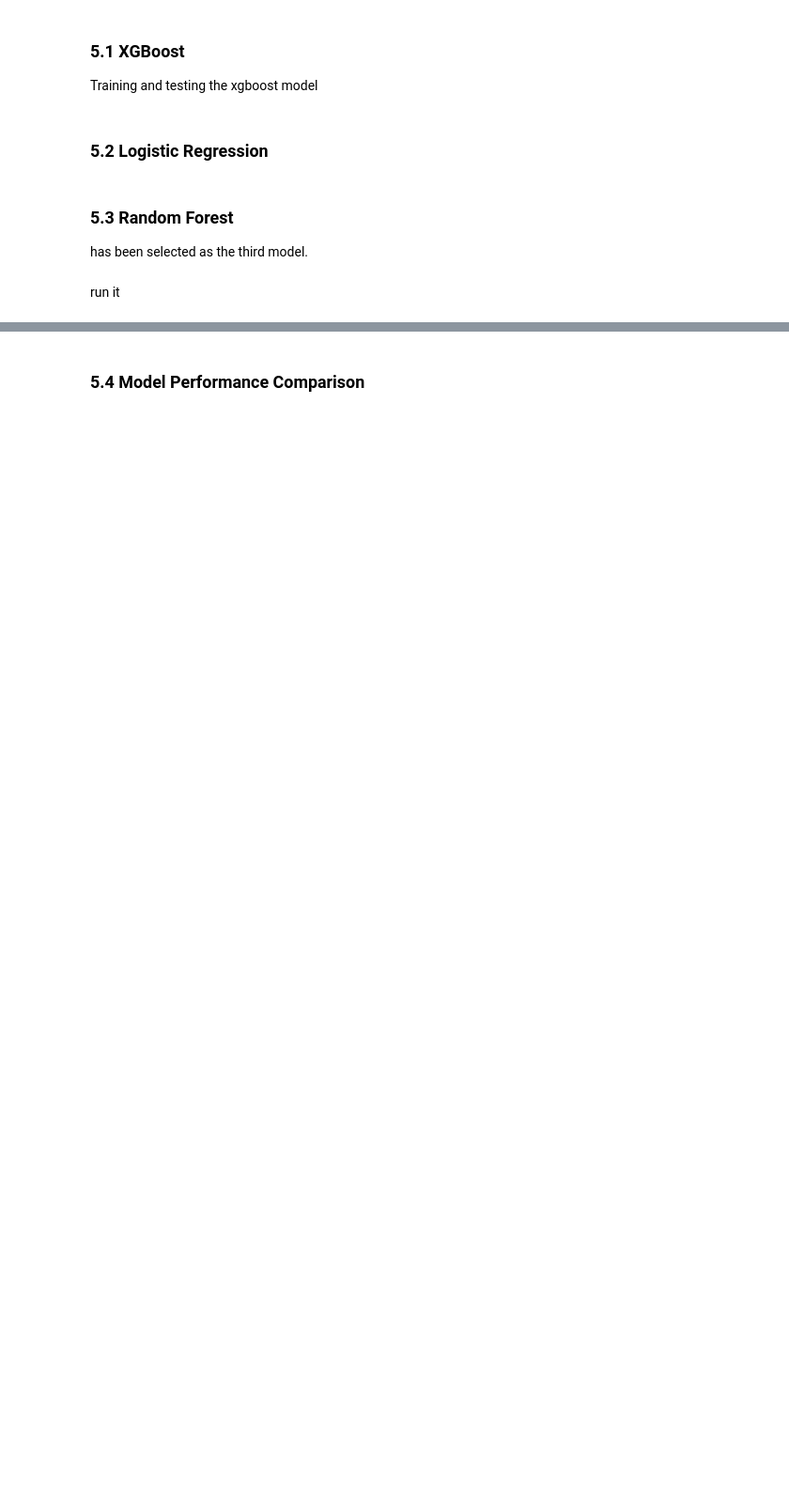
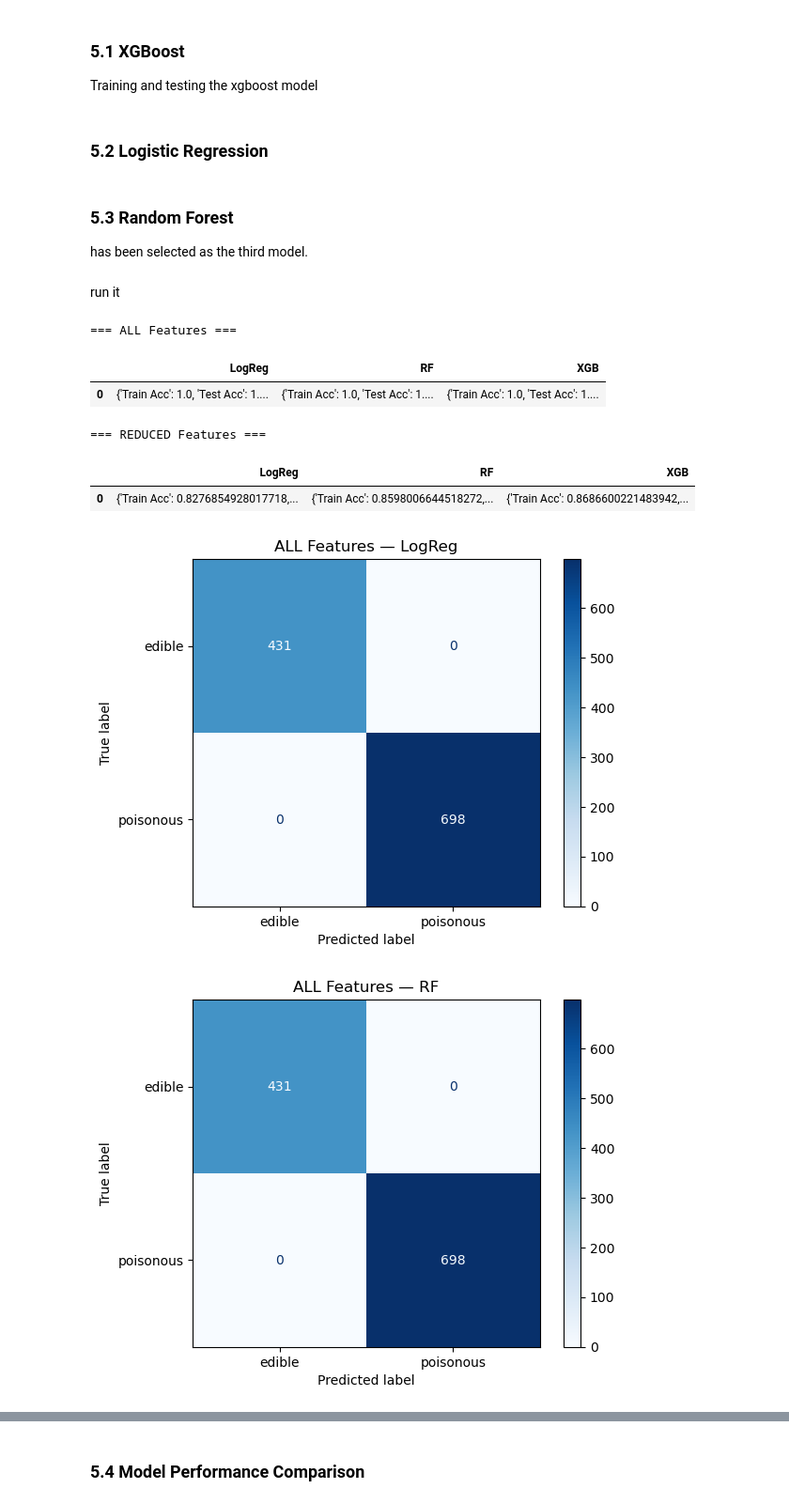
Before and after one commit to alarmedWater/ML, a Jupyter notebook: Mushroom Edibility Classification.ipynb, the cells around one changed output, grey strips where cells are left out. Shown at 94% size. Drawn from its saved outputs; the diff is of its cells as text; code cells hidden in the pictures; blank space fills up the shorter version.

```diff
--- a/Mushroom Edibility Classification.ipynb
+++ b/Mushroom Edibility Classification.ipynb
@@ -428,31 +451,58 @@ run it
 # %%
 # Funktion Factory, um per Encoder zu bauen:
 def make_pipelines(ohe):
+    """
+    Erzeugt für einen gegebenen One-Hot-Encoder drei Pipelines:
+    - LogReg
+    - RandomForest
+    - XGBoost
+    """
     return {
-        'LogReg': Pipeline([('enc',ohe),('scale',StandardScaler(with_mean=False)),('clf',LogisticRegression(max_iter=10000,random_state=42))]),
-        'RF'    : Pipeline([('enc',ohe),('fs',SelectFromModel(RandomForestClassifier(random_state=42),threshold='median')),('clf',RandomForestClassifier(random_state=42))]),
-        'XGB'   : Pipeline([('enc',ohe),('fs',SelectFromModel(XGBClassifier(eval_metric='logloss',random_state=42),threshold='median')),('clf',XGBClassifier(eval_metric='logloss',random_state=42))])
+        'LogReg': Pipeline([
+            ('enc',   ohe),
+            ('scale', StandardScaler(with_mean=False)),
+            ('clf',   LogisticRegression(max_iter=10000, random_state=42))
+        ]),
+        'RF': Pipeline([
+            ('enc', ohe),
+            ('fs',  SelectFromModel(RandomForestClassifier(random_state=42), threshold='median')),
+            ('clf', RandomForestClassifier(random_state=42))
+        ]),
+        'XGB': Pipeline([
+            ('enc', ohe),
+            ('fs',  SelectFromModel(XGBClassifier(eval_metric='logloss', random_state=42), threshold='median')),
+            ('clf', XGBClassifier(eval_metric='logloss', random_state=42))
+        ])
     }
 
 # ALL
 pipes_all = make_pipelines(ohe_all)
 results_all = {name: evaluate_pipeline(pipe, Xtr_all, ytr_all, Xte_all, yte_all)
                for name,pipe in pipes_all.items()}
 
 # REDUCED
 pipes_red = make_pipelines(ohe_red)
 results_red = {name: evaluate_pipeline(pipe, Xtr_red, ytr_red, Xte_red, yte_red)
                for name,pipe in pipes_red.items()}
 
 # Ergebnisse ausgeben
 import pandas as pd
 print("=== ALL Features ===")
 display(pd.DataFrame([{k:v for k,v in res.items() if k!='pipe'}]
                      for res in results_all.values()).T.rename(columns=lambda x:list(results_all.keys())[x]))
 print("=== REDUCED Features ===")
 display(pd.DataFrame([{k:v for k,v in res.items() if k!='pipe'}]
                      for res in results_red.values()).T.rename(columns=lambda x:list(results_red.keys())[x]))
 
 # Konfusionsmatrizen plotten
 plot_confusion(results_all, Xte_all, yte_all, title="ALL Features")
 plot_confusion(results_red, Xte_red, yte_red, title="REDUCED Features")
+# %% [output]
+=== ALL Features ===
+|  | LogReg | RF | XGB |
+| 0 | {'Train Acc': 1.0, 'Test Acc': 1.... | {'Train Acc': 1.0, 'Test Acc': 1.... | {'Train Acc': 1.0, 'Test Acc': 1.... |
+=== REDUCED Features ===
+|  | LogReg | RF | XGB |
+| 0 | {'Train Acc': 0.8276854928017718,... | {'Train Acc': 0.8598006644518272,... | {'Train Acc': 0.8686600221483942,... |
+[figure, added]
+[figure, added]
```
Also changed, not shown: parts of 5 cells of this notebook.
